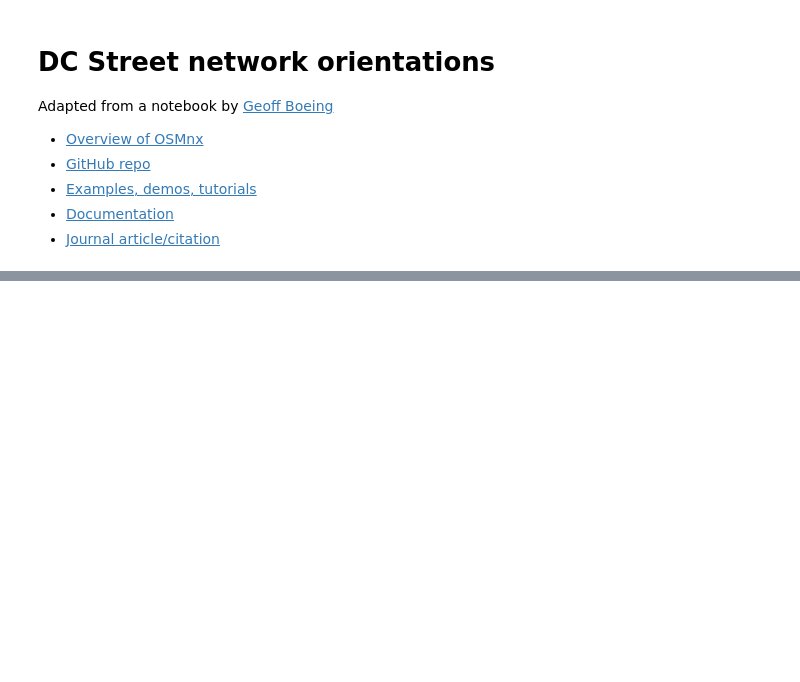
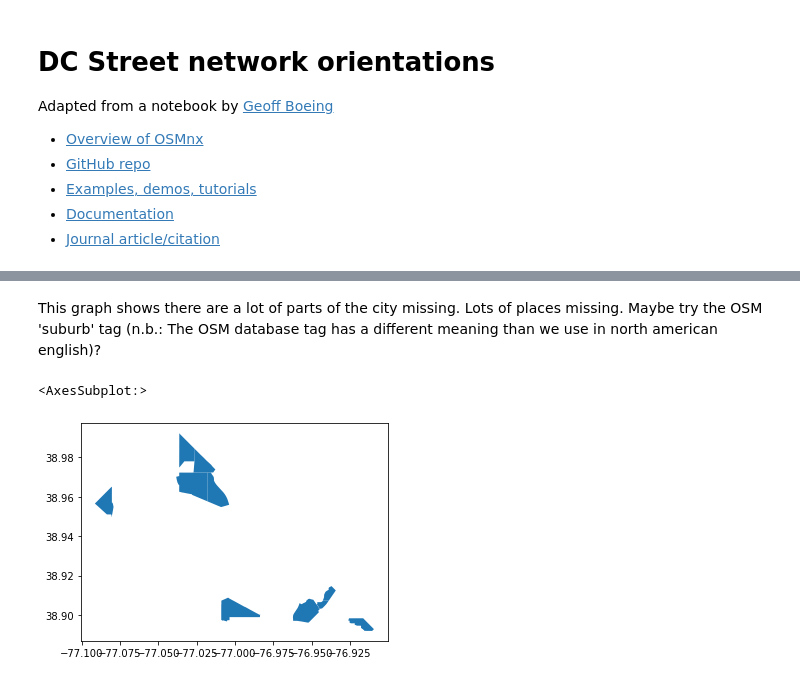
Before and after one commit to mlinds/DC-Street-orientation, a Jupyter notebook: DC_roses.ipynb, the cells around one changed output, grey strips where cells are left out. Saved outputs shown, nothing was run; the diff lists cells and outputs as text; code cells hidden in the pictures; blank space fills up the shorter version.

```diff
--- a/DC_roses.ipynb
+++ b/DC_roses.ipynb
@@ -94,0 +105,8 @@ You can also calculate the orientation entropy of a spatial graph with the `ox.b
+# %% [markdown]
+This graph shows there are a lot of parts of the city missing. Lots of places missing. Maybe try the OSM 'suburb' tag (n.b.: The OSM database tag has a different meaning than we use in north american english)?
+# %%
+all_hoods = ox.geometries.geometries_from_place('District of columbia, USA',tags={'place':'suburb'},)
+all_hoods.loc['relation'].plot()
+# %% [output]
+<AxesSubplot:>
+[figure, added]
```
Also changed, not shown: parts of 11 cells of this notebook, 4 other files.
